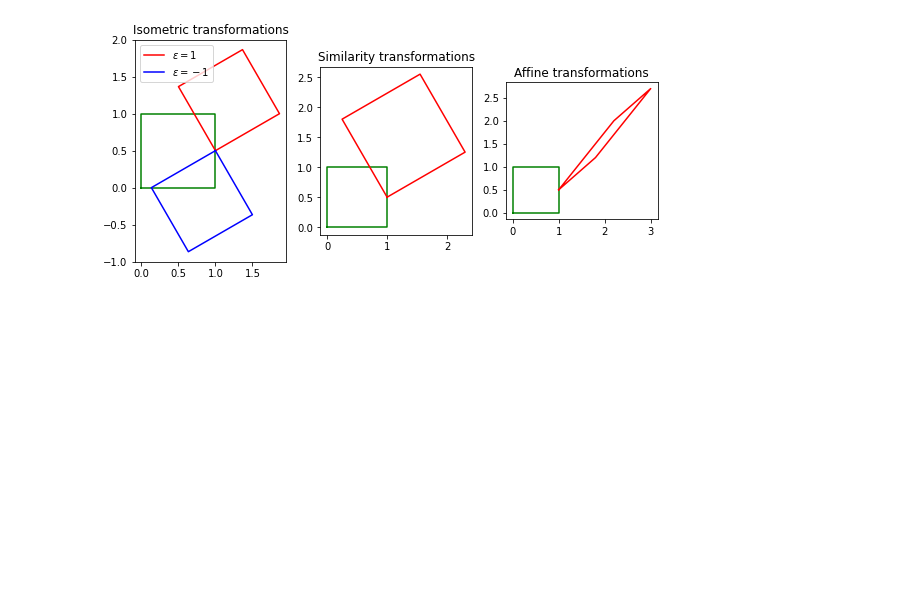
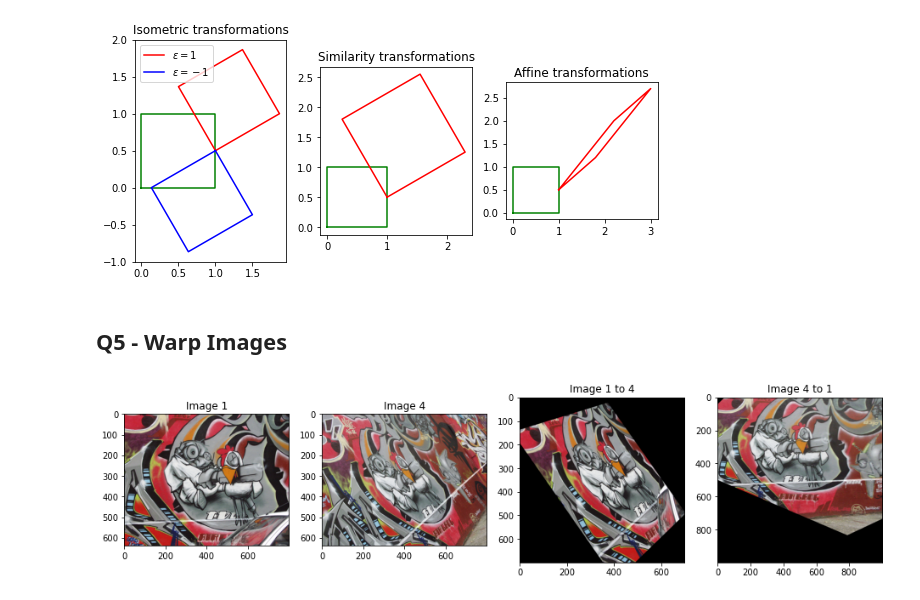
Before and after one commit to Avishka-Perera/UoM-S4-EN2550-Assignments, a Jupyter notebook: Answers/day-06/day_06.ipynb, the cells around one changed output. Cells and saved outputs as stored; diff of their text form; code cells hidden in the pictures; blank space fills up the shorter version.

```diff
--- a/Answers/day-06/day_06.ipynb
+++ b/Answers/day-06/day_06.ipynb
@@ -162,3 +162,31 @@ fig.tight_layout()
 plt.show()
 # %% [output]
 [figure]
+# %% [markdown]
+## Q5 - Warp Images
+# %%
+im1 = cv.imread(r'./assets/graf/img1.ppm', cv.IMREAD_ANYCOLOR)
+im4 = cv.imread(r'./assets/graf/img4.ppm', cv.IMREAD_ANYCOLOR)
+assert im1 is not None
+assert im4 is not None
+
+H = []
+with open(r'./assets/graf/H1to4p') as f:
+    H = np.array([[float(h) for h in line.split()] for line in f])
+
+im1to4 = cv.warpPerspective(im1, H, (700, 700))
+im4to1 = cv.warpPerspective(im4, np.linalg.inv(H), (1000, 1000))
+
+fig, ax = plt.subplots(1,4,figsize=(16,4))
+ax[0].imshow(cv.cvtColor(im1, cv.COLOR_BGR2RGB))
+ax[0].set_title("Image 1")
+ax[1].imshow(cv.cvtColor(im4, cv.COLOR_BGR2RGB))
+ax[1].set_title("Image 4")
+ax[2].imshow(cv.cvtColor(im1to4, cv.COLOR_BGR2RGB))
+ax[2].set_title("Image 1 to 4")
+ax[3].imshow(cv.cvtColor(im4to1, cv.COLOR_BGR2RGB))
+ax[3].set_title("Image 4 to 1")
+
+plt.show()
+# %% [output]
+[figure, added]
```
Also changed, not shown: parts of 5 cells of this notebook.
